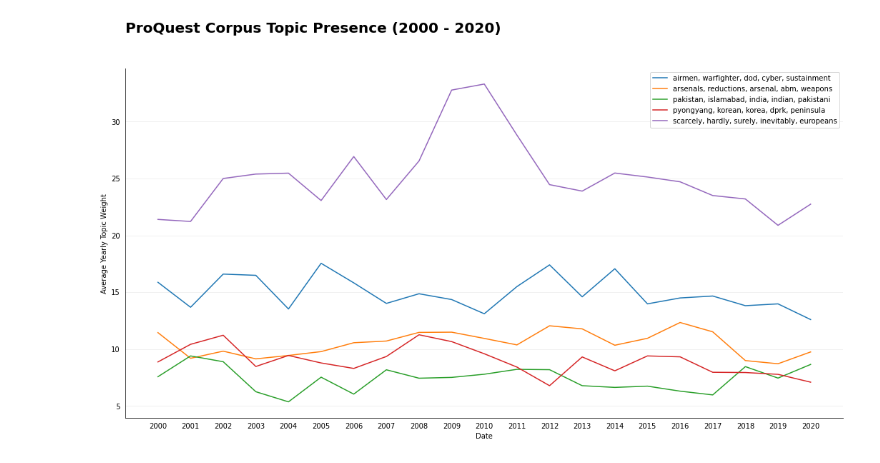
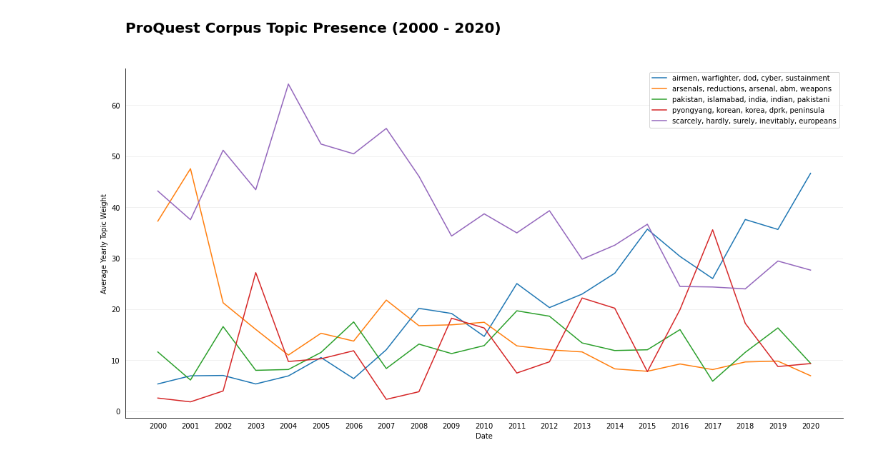
Before and after one commit to hcss-utils/deterrence-unsupervised-top2vec, a Jupyter notebook: examples/3.0_hp_diachronic-vizzes.ipynb, the cells around one changed output. Drawn from its saved outputs; the diff is of its cells as text; code cells hidden in the pictures.

```diff
--- a/examples/3.0_hp_diachronic-vizzes.ipynb
+++ b/examples/3.0_hp_diachronic-vizzes.ipynb
@@ -40,24 +40,11 @@ def plot_topic_presence(df, num_topics, min_year=None, max_year=None, save=False
     if save:
         plt.savefig("../reports/figures/2.0-mpl-diachronic.png", dpi=300, bbox_inches="tight", pad_inches=0.3, transparent=False)
 # %%
-dataset = pd.read_json("../data/raw/210119_en_deter_preprocessed.json")
-dataset = dataset.loc[~dataset["fulltext"].str.contains("Not available.")].copy()
-embeddings = pd.read_csv("../data/processed/deciding-on-topic-reduction.csv")
+df = pd.read_csv("../data/processed/metadata_embeddings.csv")
-# %%
-assert dataset.shape[0] == embeddings.shape[0]
-
-redundant_cols = ["doc_id", "link", "onestring", "threshold", "pub_title", "lang"]
-df = pd.merge(
-    dataset.drop(redundant_cols, axis=1),
-    embeddings,
-    how="left",
-    left_index=True,
-    right_index=True
-)
 # %%
 df = df.loc[df["date"].notnull()].copy()
 df["year"] = pd.to_datetime(df["date"]).dt.year.astype(int)
 # %%
-plot_topic_presence(df, num_topics=5, min_year=2000, max_year=2020)
+plot_topic_presence(df, num_topics=5, min_year=2000, max_year=2020, save=True)
 # %% [output]
-[figure, old version]
+[figure, new version]
```
Also changed, not shown: 1 other file.
